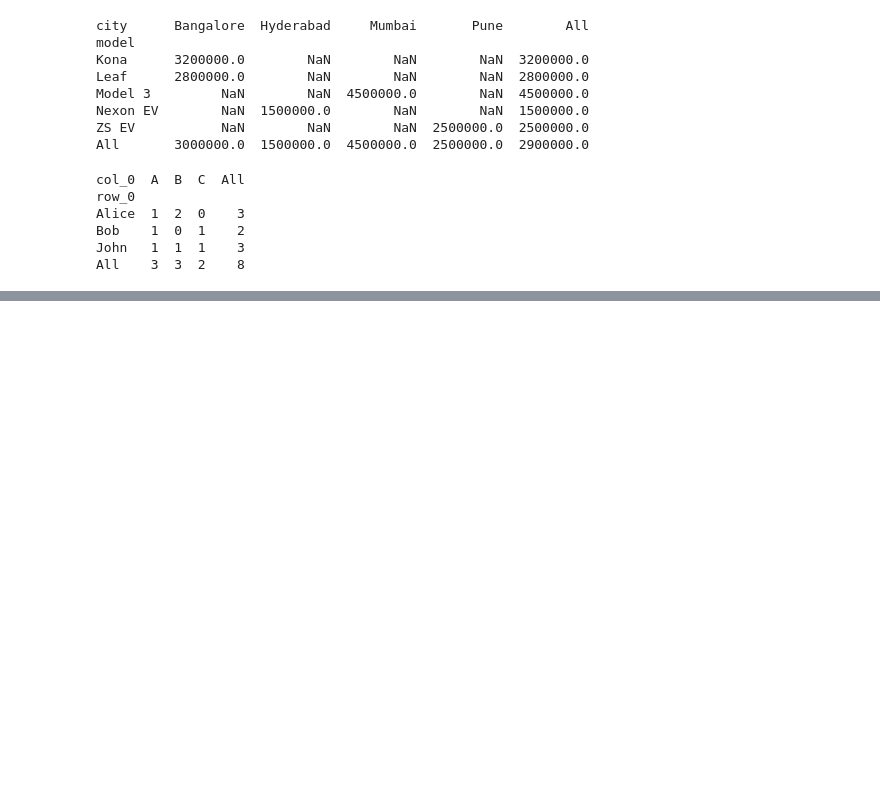
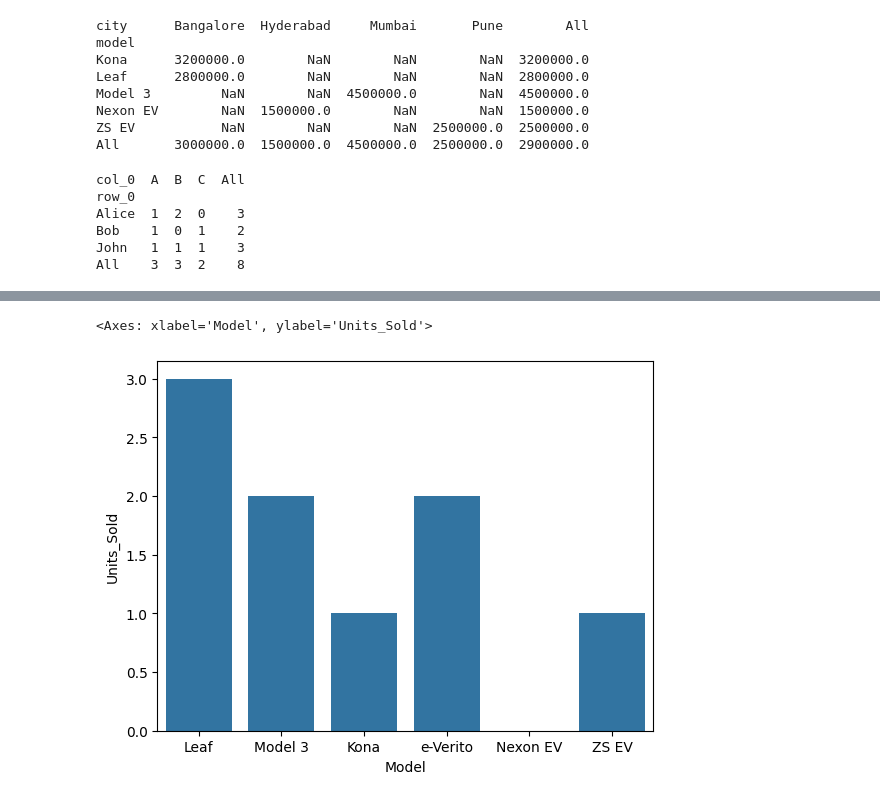
Before and after one commit to harikareddie03/hackathon, a Jupyter notebook: Untitled0.ipynb, the cells around one changed output, grey strips where cells are left out. Saved outputs shown, nothing was run; the diff lists cells and outputs as text; code cells hidden in the pictures; blank space fills up the shorter version.

```diff
--- a/Untitled0.ipynb
+++ b/Untitled0.ipynb
@@ -325,0 +342,5 @@ All    3  3  2    8
+# %%
+sns.barplot(data=ev_sales,x='Model',y='Units_Sold')
+# %% [output]
+<Axes: xlabel='Model', ylabel='Units_Sold'>
+[figure, added]
```
Also changed, not shown: parts of 3 cells of this notebook.
